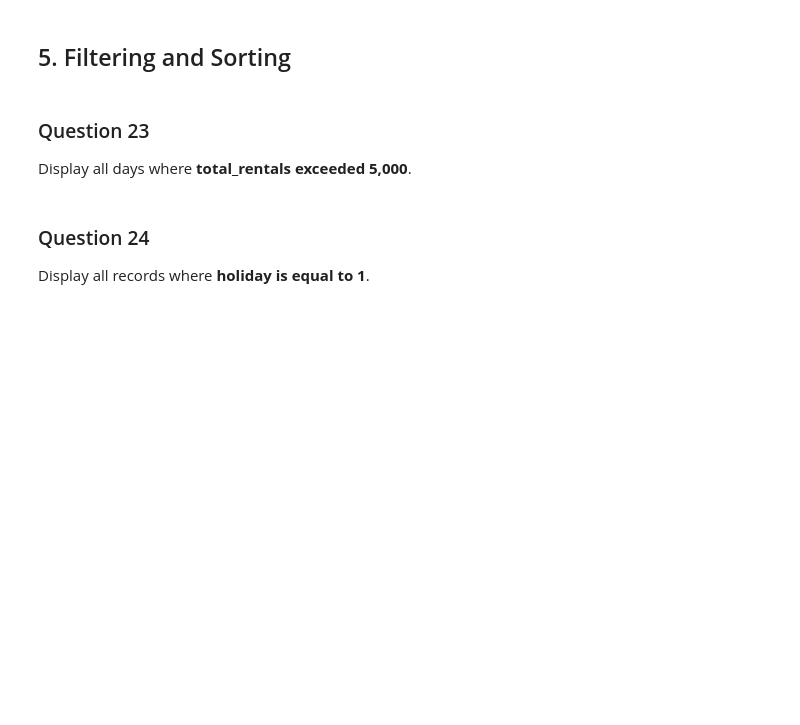
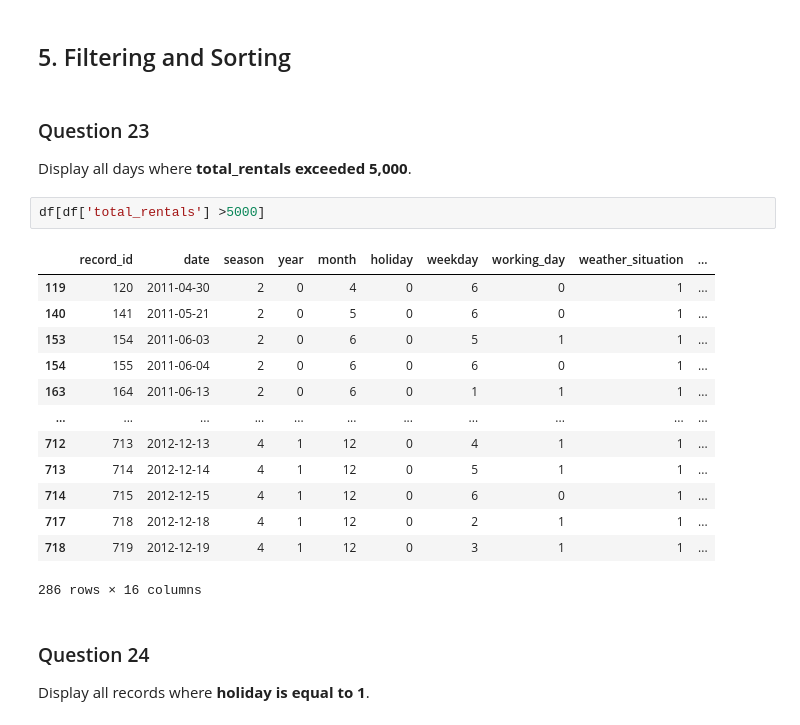
Before and after one commit to sumitshinde4585/Liha-tech-Assignments, a Jupyter notebook: Data-Science-Assignments-main/Assignment 7/Bike_Sharing_Daily_Beginner_to_Intermediate_Pandas_Practice.ipynb, the cells around one changed output. Cells and saved outputs as stored; diff of their text form; blank space fills up the shorter version.

```diff
--- a/Data-Science-Assignments-main/Assignment 7/Bike_Sharing_Daily_Beginner_to_Intermediate_Pandas_Practice.ipynb
+++ b/Data-Science-Assignments-main/Assignment 7/Bike_Sharing_Daily_Beginner_to_Intermediate_Pandas_Practice.ipynb
@@ -132,6 +339,22 @@ Calculate the average numbers of **casual_users** and **registered_users**.
 # %% [markdown]
 ### Question 23
 Display all days where **total_rentals exceeded 5,000**.
+# %%
+df[df['total_rentals'] >5000]
+# %% [output]
+|  | record_id | date | season | year | month | holiday | weekday | working_day | weather_situation | ... |
+| 119 | 120 | 2011-04-30 | 2 | 0 | 4 | 0 | 6 | 0 | 1 | ... |
+| 140 | 141 | 2011-05-21 | 2 | 0 | 5 | 0 | 6 | 0 | 1 | ... |
+| 153 | 154 | 2011-06-03 | 2 | 0 | 6 | 0 | 5 | 1 | 1 | ... |
+| 154 | 155 | 2011-06-04 | 2 | 0 | 6 | 0 | 6 | 0 | 1 | ... |
+| 163 | 164 | 2011-06-13 | 2 | 0 | 6 | 0 | 1 | 1 | 1 | ... |
+| ... | ... | ... | ... | ... | ... | ... | ... | ... | ... | ... |
+| 712 | 713 | 2012-12-13 | 4 | 1 | 12 | 0 | 4 | 1 | 1 | ... |
+| 713 | 714 | 2012-12-14 | 4 | 1 | 12 | 0 | 5 | 1 | 1 | ... |
+| 714 | 715 | 2012-12-15 | 4 | 1 | 12 | 0 | 6 | 0 | 1 | ... |
+| 717 | 718 | 2012-12-18 | 4 | 1 | 12 | 0 | 2 | 1 | 1 | ... |
+| 718 | 719 | 2012-12-19 | 4 | 1 | 12 | 0 | 3 | 1 | 1 | ... |
+286 rows × 16 columns
 # %% [markdown]
 ### Question 24
 Display all records where **holiday is equal to 1**.
```
Also changed, not shown: parts of 39 cells of this notebook, 2 other files.
